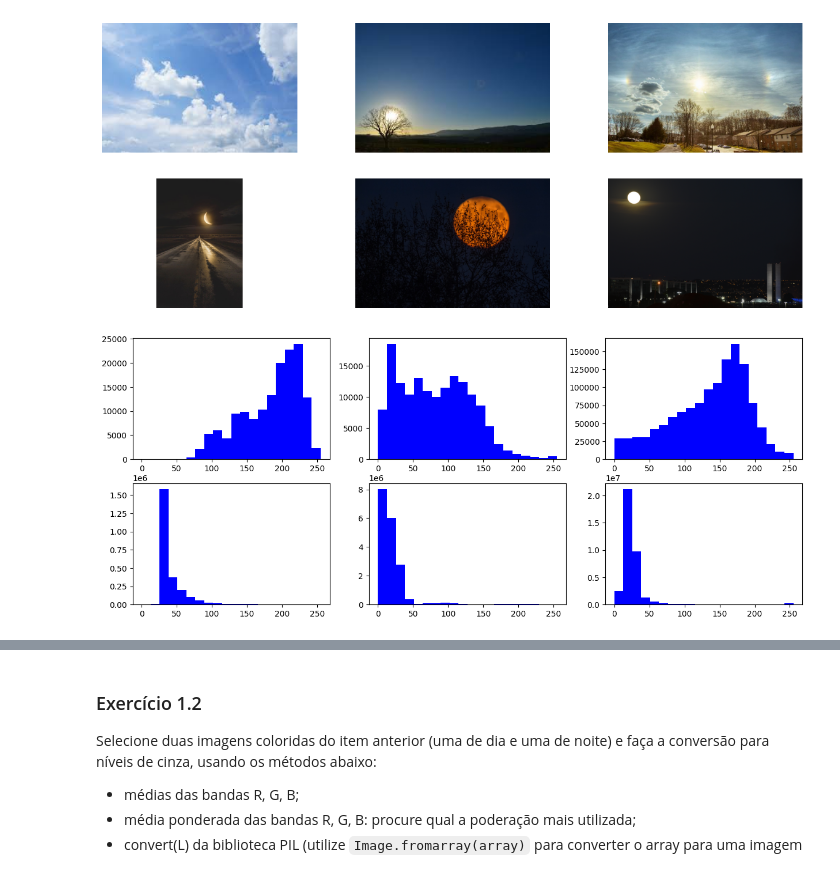
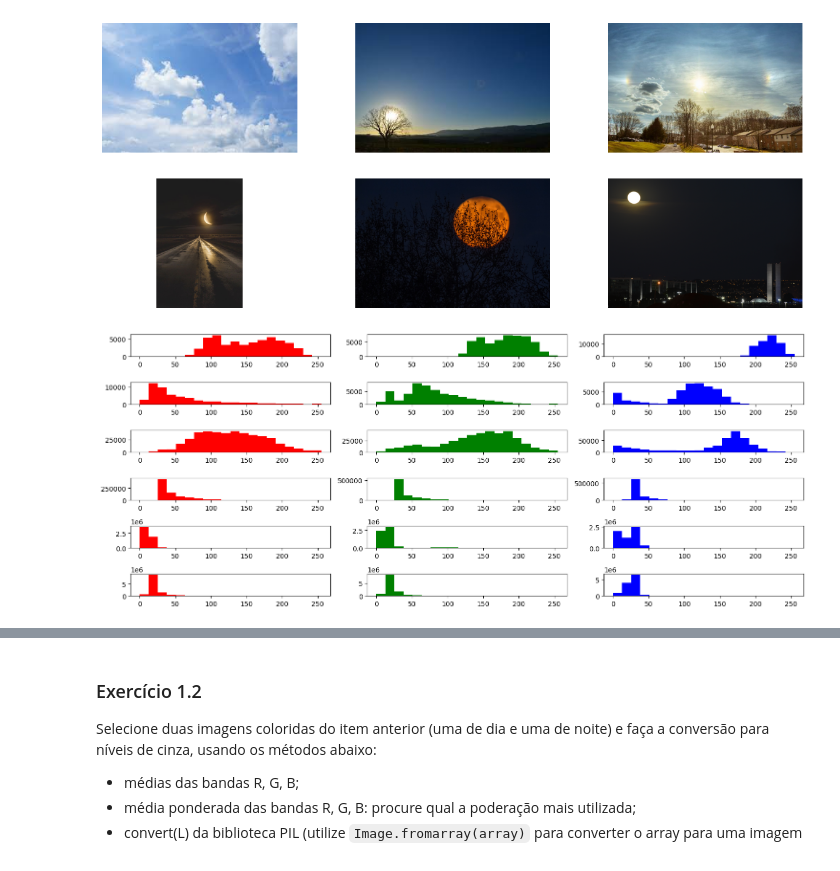
Before and after one commit to UNICAMP-EA979/2026s1-pi02-histogramas-knn-JoaoSenirio, a Jupyter notebook: Atividade.ipynb, the cells around one changed output, grey strips where cells are left out. Cells and saved outputs as stored; diff of their text form; code cells hidden in the pictures.

```diff
--- a/Atividade.ipynb
+++ b/Atividade.ipynb
@@ -71,13 +72,21 @@ for daytime in ["dia", "noite"]:
 # %%
 nbins = 20
 
-fig, axs = plt.subplots(2,3,figsize=(15, 6))
+fig, axs = plt.subplots(6,3,figsize=(15, 6))
+for i,j in enumerate(all_imgs):
+  h, bin_edges = np.histogram(j[:, :, 0], nbins,(0,255))
+  plt.subplot(6,3,(3*i)+1)
+  plota_hist(h,'red', nbins, bin_edges)
 
-for i,j in enumerate(all_imgs):
+  h, bin_edges = np.histogram(j[:, :, 1], nbins,(0,255))
+  plt.subplot(6,3,(3*i)+2)
+  plota_hist(h,'green', nbins, bin_edges)
 
-  h, bin_edges = np.histogram(j, nbins,(0,255))
+  h, bin_edges = np.histogram(j[:, :, 2], nbins,(0,255))
+  plt.subplot(6,3,(3*i)+3)
+  plota_hist(h,'blue', nbins, bin_edges)
 
-  plt.subplot(2,3,i+1)
-  plota_hist(h,'blue', nbins, bin_edges)
+plt.tight_layout()
+plt.show()
 # %% [output]
-[figure, old version]
+[figure, new version]
```
Also changed, not shown: parts of 13 cells of this notebook.
